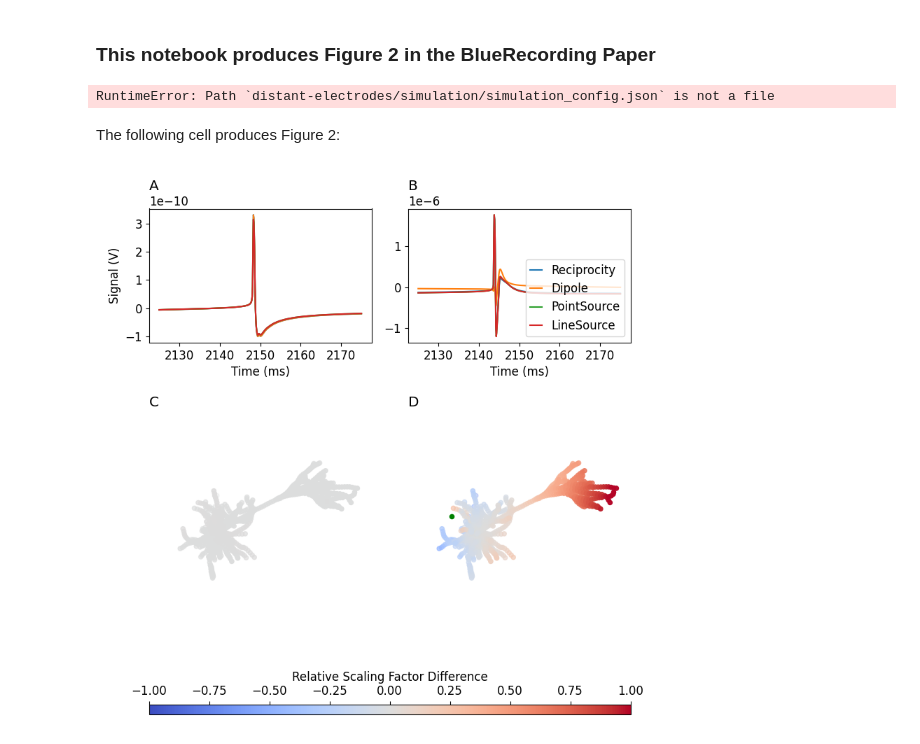
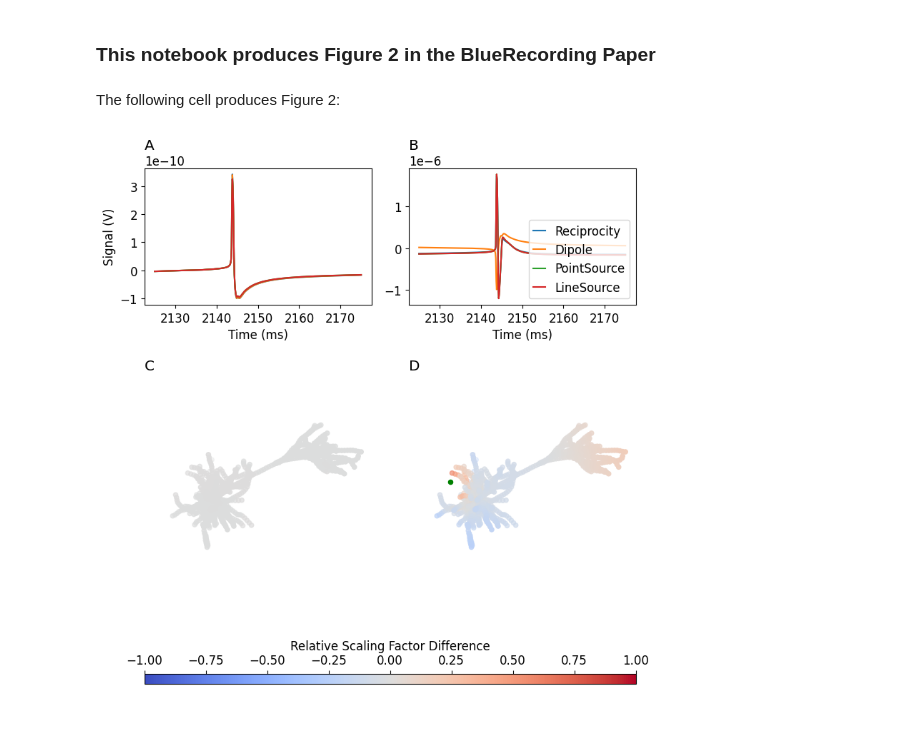
Before and after one commit to openbraininstitute/BlueRecording, a Jupyter notebook: examples/single_cell_l5_tpc/make_figures.ipynb, the cells around one changed output. Cells and saved outputs as stored; diff of their text form; code cells hidden in the pictures.

Commit message:
Add Figure 2 support: bump Python to >=3.10, add distant simulation config, update READMEs with simulation/analysis instructions, fix make_figures notebook

```diff
--- a/examples/single_cell_l5_tpc/make_figures.ipynb
+++ b/examples/single_cell_l5_tpc/make_figures.ipynb
@@ -18,24 +18,22 @@ from mpl_toolkits.mplot3d import Axes3D
 matplotlib.rcParams.update({'font.size': 12})
 # %%
 #  Loads extracellular recording from simulation with distant electrodes
-s1 = bp.Simulation('distant-electrodes/simulation/simulation_config.json')
-r1 = s1.reports['extracellular_report']['S1nonbarrel_neurons']
+s1 = bp.Simulation('simulation_config_distant.json')
+r1 = s1.reports['lfp_distant']['S1nonbarrel_neurons']
 
 start_time = 2125
 end_time = 2175
 data1 = r1.get(t_start=start_time,t_stop=end_time)
 
 #  Loads extracellular recording from simulation with nearby electrodes
-s2 = bp.Simulation('close-electrodes/simulation/simulation_config.json')
-r2 = s2.reports['extracellular_report']['S1nonbarrel_neurons']
+s2 = bp.Simulation('simulation_config_near.json')
+r2 = s2.reports['lfp_near']['S1nonbarrel_neurons']
 
 data2 = r2.get(t_start=start_time,t_stop=end_time)
-# %% [output]
-RuntimeError: Path `distant-electrodes/simulation/simulation_config.json` is not a file
 # %%
 # Loads neural compartment positions
 
-cell_positions = pd.read_pickle('data/getPositions/positions/0/positions0.pkl')
+cell_positions = pd.read_pickle('reference/positions0_ref.pkl')
 # %%
 def getNeuronSegmentMidpts(position):
     '''
@@ -68,15 +66,15 @@ midpts = getNeuronSegmentMidpts(cell_positions)
 # %%
 # Loads compartment weights for the distant electrode
 
-fDistant = h5py.File('distant-electrodes/electrodeFile/coeffs.h5')
+fDistant = h5py.File('reference/weights_distant_ref.h5')
 
 scalingFactorsDistant = fDistant['electrodes']['S1nonbarrel_neurons']['scaling_factors']
 
 # Loads compartment weights for the nearby electrode
 
-fClose = h5py.File('close-electrodes/electrodeFile/coeffs.h5')
+fNear = h5py.File('reference/weights_near_ref.h5')
 
-scalingFactorsClose = fClose['electrodes']['S1nonbarrel_neurons']['scaling_factors']
+scalingFactorsNear = fNear['electrodes']['S1nonbarrel_neurons']['scaling_factors']
 
 # Calculates differences in compartment weights bewteen reciprocity approach and dipole approach for the distant electrode
 scalingDistantReciprocity = scalingFactorsDistant[:,0]
@@ -87,12 +85,12 @@ differenceDistant = (scalingDistantReciprocity-scalingDistantDipole-offsetDistan
 differenceDistant /= (np.max(scalingDistantReciprocity)-np.min(scalingDistantReciprocity))
 
 # Calculates differences in compartment weights bewteen reciprocity approach and dipole approach for the distant electrode
-scalingCloseReciprocity = scalingFactorsClose[:,0]
-scalingCloseDipole = scalingFactorsClose[:,1]
-offsetClose = scalingCloseReciprocity[0]-scalingCloseDipole[0]
+scalingNearReciprocity = scalingFactorsNear[:,0]
+scalingNearDipole = scalingFactorsNear[:,1]
+offsetNear = scalingNearReciprocity[0]-scalingNearDipole[0]
 # Normalizes difference by range of weights
-differenceClose = (scalingCloseReciprocity-scalingCloseDipole-offsetClose)
-differenceClose /= (np.max(scalingCloseReciprocity)-np.min(scalingCloseReciprocity))
+differenceNear = (scalingNearReciprocity-scalingNearDipole-offsetNear)
+differenceNear /= (np.max(scalingNearReciprocity)-np.min(scalingNearReciprocity))
 # %%
 # Locations of electrodes
 farElectrode =  np.array([30000,-5000,-20000])
@@ -147,34 +145,33 @@ ax3.scatter(farElectrode[0],farElectrode[1],farElectrode[2],c='g')
 
 ax3.axis('off')
 
 ax3.set_title(f"C", ha='left', x=-0)
 ax3.view_init(elev=30., azim=-125)
 ax3.set_xlim((4291, 5490))
 ax3.set_ylim((-1938, -1165))
 ax3.set_zlim((-3690, -2972))
 
 plt.tight_layout()
 
 ######
 # Plots differences in compartment weights between reciprocity and dipole reciprocity approaches, for the nearby electrode
 
-plot = ax4.scatter(midpts.values[0,:],midpts.values[1,:],midpts.values[2,:],c=differenceClose,vmin=-1,vmax=1,cmap='coolwarm')
+plot = ax4.scatter(midpts.values[0,:],midpts.values[1,:],midpts.values[2,:],c=differenceNear,vmin=-1,vmax=1,cmap='coolwarm')
 ax4.scatter(closeElectrode[0],closeElectrode[1],closeElectrode[2],c='g')
 
 ax4.axis('off')
 
 
 ax4.set_title(f"D", ha='left', x=-0)
 ax4.view_init(elev=30., azim=-125)
 
 ax4.set_xlim((4291, 5490))
 ax4.set_ylim((-1938, -1165))
 ax4.set_zlim((-3690, -2972))
 
 fig.colorbar(plot,cax=ax5,label='Relative Scaling Factor Difference',location='top')
 
 plt.tight_layout()
-
-plt.savefig('figures/verification.png',dpi=300)
+plt.show()
 # %% [output]
-[figure, old version]
+[figure, new version]
```
Also changed, not shown: parts of 1 cell of this notebook, 4 other files.
